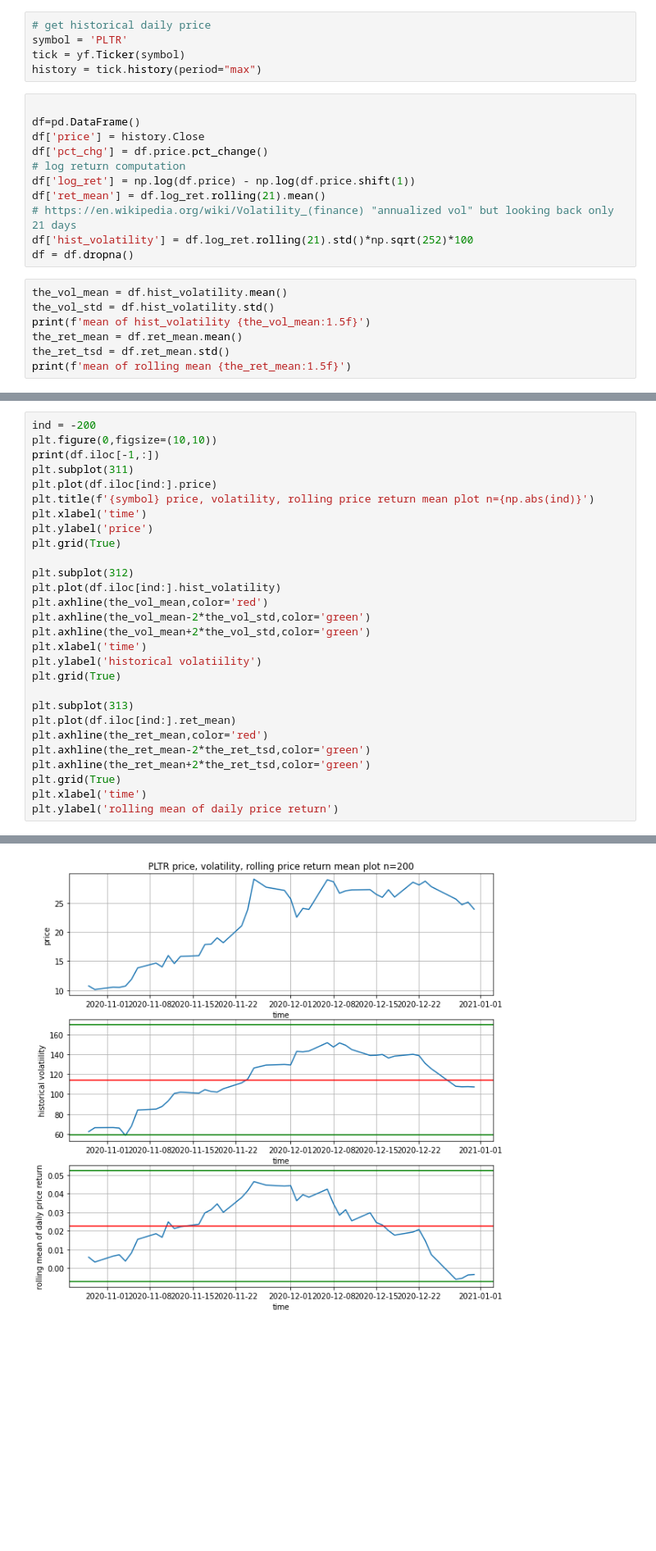
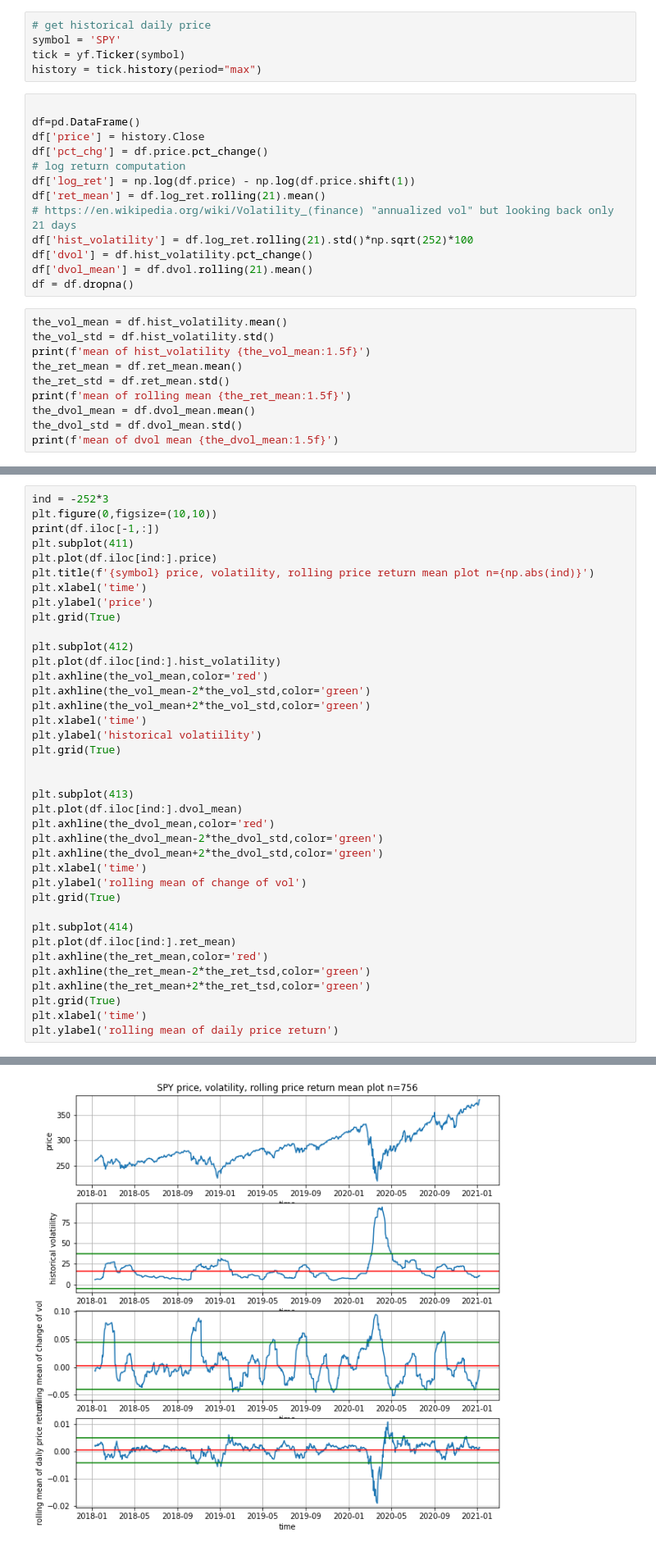
Before and after one commit to pangyuteng/public-misc, a Jupyter notebook: finance/basics/mean-reversion----tmp.ipynb, the cells around one changed output, grey strips where cells are left out. Shown at 82% size. Cells and saved outputs as stored; diff of their text form; blank space fills up the shorter version.

```diff
--- a/finance/basics/mean-reversion----tmp.ipynb
+++ b/finance/basics/mean-reversion----tmp.ipynb
@@ -10,7 +10,7 @@ import seaborn as sns
 %matplotlib inline
 # %%
 # get historical daily price
-symbol = 'PLTR'
+symbol = 'SPY'
 tick = yf.Ticker(symbol)
 history = tick.history(period="max")
 # %%
@@ -23,12 +23,17 @@ df['log_ret'] = np.log(df.price) - np.log(df.price.shift(1))
 df['ret_mean'] = df.log_ret.rolling(21).mean()
 # https://en.wikipedia.org/wiki/Volatility_(finance) "annualized vol" but looking back only 21 days
 df['hist_volatility'] = df.log_ret.rolling(21).std()*np.sqrt(252)*100
+df['dvol'] = df.hist_volatility.pct_change()
+df['dvol_mean'] = df.dvol.rolling(21).mean()
 df = df.dropna()
 # %%
 the_vol_mean = df.hist_volatility.mean()
 the_vol_std = df.hist_volatility.std()
 print(f'mean of hist_volatility {the_vol_mean:1.5f}')
 the_ret_mean = df.ret_mean.mean()
-the_ret_tsd = df.ret_mean.std()
+the_ret_std = df.ret_mean.std()
 print(f'mean of rolling mean {the_ret_mean:1.5f}')
+the_dvol_mean = df.dvol_mean.mean()
+the_dvol_std = df.dvol_mean.std()
+print(f'mean of dvol mean {the_dvol_mean:1.5f}')
 # %% [output]
@@ -67,15 +99,15 @@ Text(0, 0.5, 'rolling mean of daily price return')
 # %%
-ind = -200
+ind = -252*3
 plt.figure(0,figsize=(10,10))
 print(df.iloc[-1,:])
-plt.subplot(311)
+plt.subplot(411)
 plt.plot(df.iloc[ind:].price)
 plt.title(f'{symbol} price, volatility, rolling price return mean plot n={np.abs(ind)}')
 plt.xlabel('time')
 plt.ylabel('price')
 plt.grid(True)
 
-plt.subplot(312)
+plt.subplot(412)
 plt.plot(df.iloc[ind:].hist_volatility)
 plt.axhline(the_vol_mean,color='red')
 plt.axhline(the_vol_mean-2*the_vol_std,color='green')
@@ -84,7 +116,17 @@ plt.xlabel('time')
 plt.ylabel('historical volatiility')
 plt.grid(True)
 
-plt.subplot(313)
+
+plt.subplot(413)
+plt.plot(df.iloc[ind:].dvol_mean)
+plt.axhline(the_dvol_mean,color='red')
+plt.axhline(the_dvol_mean-2*the_dvol_std,color='green')
+plt.axhline(the_dvol_mean+2*the_dvol_std,color='green')
+plt.xlabel('time')
+plt.ylabel('rolling mean of change of vol')
+plt.grid(True)
+
+plt.subplot(414)
 plt.plot(df.iloc[ind:].ret_mean)
 plt.axhline(the_ret_mean,color='red')
 plt.axhline(the_ret_mean-2*the_ret_tsd,color='green')
@@ -102,2 +146,2 @@ Name: 2020-12-31 00:00:00, dtype: float64
 Text(0, 0.5, 'rolling mean of daily price return')
-[figure, old version]
+[figure, new version]
```
Also changed, not shown: parts of 4 cells of this notebook, 1 other file.
